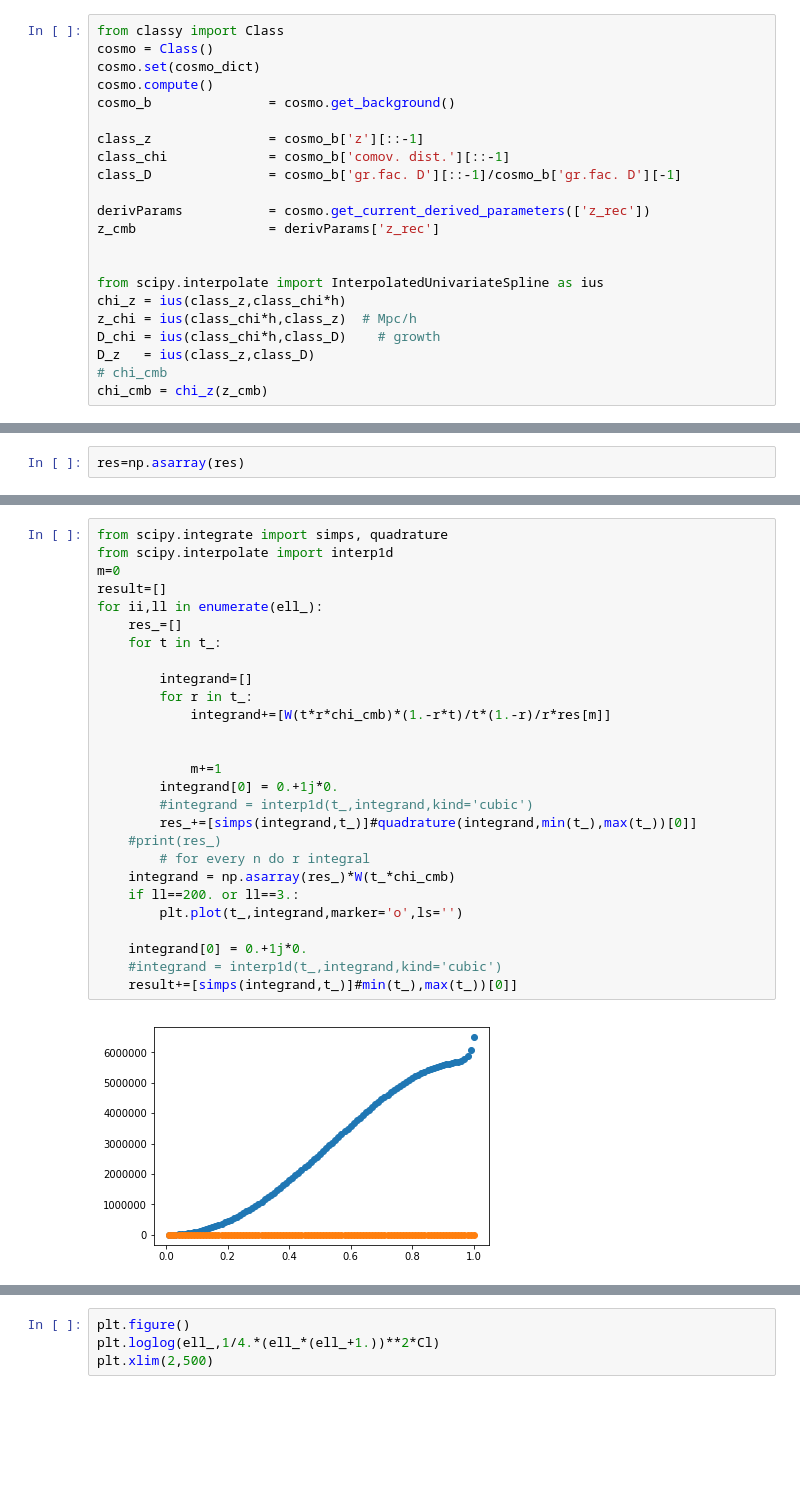
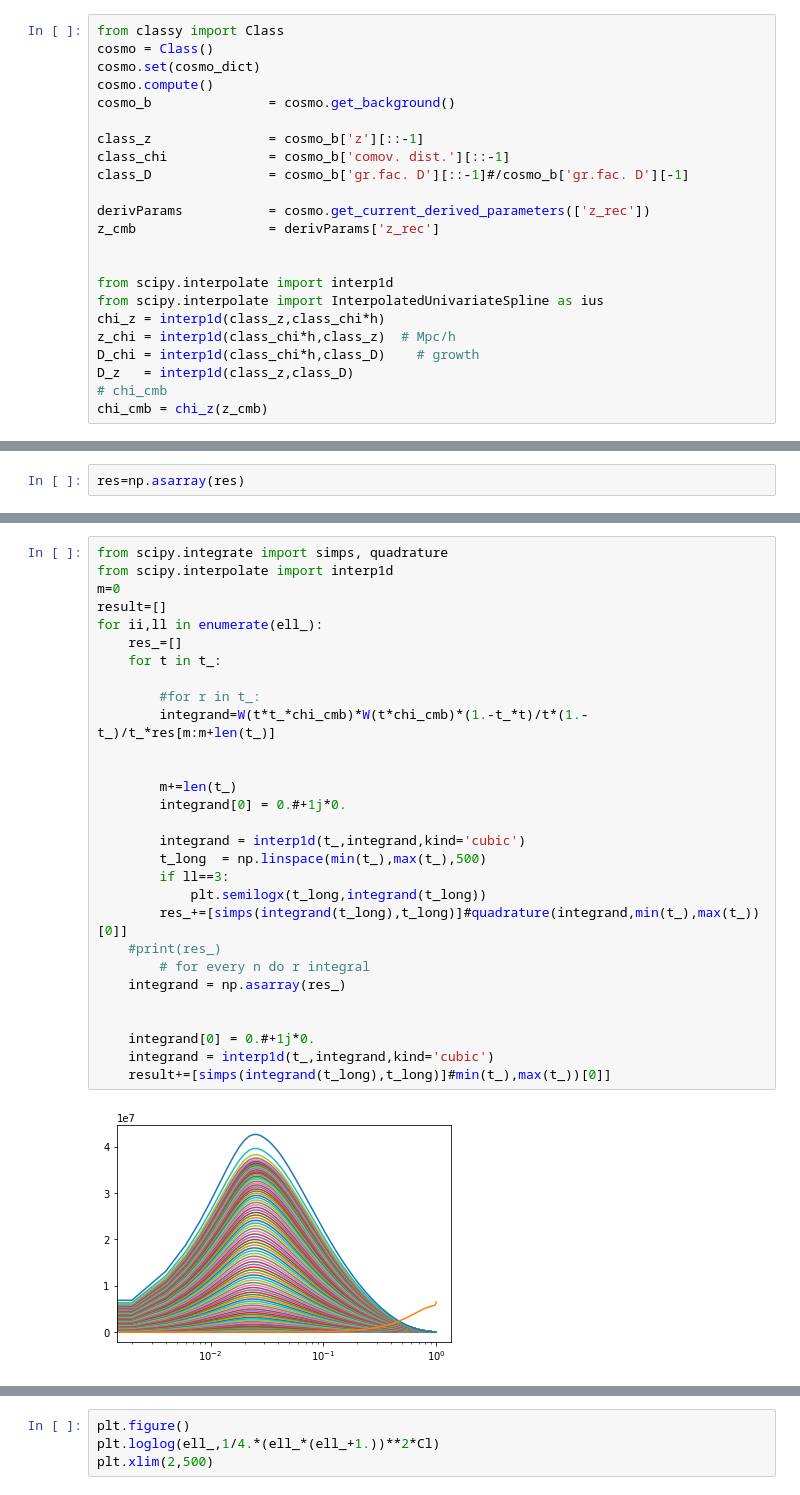
Before and after one commit to VMBoehm/postlimber, a Jupyter notebook: notebooks/CLkk rescaled.ipynb, the cells around one changed output, grey strips where cells are left out. Drawn from its saved outputs; the diff is of its cells as text; blank space fills up the shorter version.

```diff
--- a/notebooks/CLkk rescaled.ipynb
+++ b/notebooks/CLkk rescaled.ipynb
@@ -64,16 +64,17 @@ cosmo_b               = cosmo.get_background()
 
 class_z               = cosmo_b['z'][::-1]
 class_chi             = cosmo_b['comov. dist.'][::-1]
-class_D               = cosmo_b['gr.fac. D'][::-1]/cosmo_b['gr.fac. D'][-1]
+class_D               = cosmo_b['gr.fac. D'][::-1]#/cosmo_b['gr.fac. D'][-1]
 
 derivParams           = cosmo.get_current_derived_parameters(['z_rec'])
 z_cmb                 = derivParams['z_rec']
 
 
+from scipy.interpolate import interp1d
 from scipy.interpolate import InterpolatedUnivariateSpline as ius
-chi_z = ius(class_z,class_chi*h)
-z_chi = ius(class_chi*h,class_z)  # Mpc/h
-D_chi = ius(class_chi*h,class_D)    # growth
-D_z   = ius(class_z,class_D)
+chi_z = interp1d(class_z,class_chi*h)
+z_chi = interp1d(class_chi*h,class_z)  # Mpc/h
+D_chi = interp1d(class_chi*h,class_D)    # growth
+D_z   = interp1d(class_z,class_D)
 # chi_cmb
 chi_cmb = chi_z(z_cmb)
@@ -213,29 +213,31 @@ print(np.real(res[0:100]))
 # %%
 from scipy.integrate import simps, quadrature
 from scipy.interpolate import interp1d
 m=0
 result=[]
 for ii,ll in enumerate(ell_):
     res_=[]
     for t in t_:
 
-        integrand=[]
-        for r in t_:
-            integrand+=[W(t*r*chi_cmb)*(1.-r*t)/t*(1.-r)/r*res[m]]
+        #for r in t_:
+        integrand=W(t*t_*chi_cmb)*W(t*chi_cmb)*(1.-t_*t)/t*(1.-t_)/t_*res[m:m+len(t_)]
 
 
-            m+=1
-        integrand[0] = 0.+1j*0.
-        #integrand = interp1d(t_,integrand,kind='cubic')
-        res_+=[simps(integrand,t_)]#quadrature(integrand,min(t_),max(t_))[0]]
+        m+=len(t_)
+        integrand[0] = 0.#+1j*0.
+
+        integrand = interp1d(t_,integrand,kind='cubic')
+        t_long  = np.linspace(min(t_),max(t_),500)
+        if ll==3:
+            plt.semilogx(t_long,integrand(t_long))
+        res_+=[simps(integrand(t_long),t_long)]#quadrature(integrand,min(t_),max(t_))[0]]
     #print(res_)
         # for every n do r integral
-    integrand = np.asarray(res_)*W(t_*chi_cmb)
-    if ll==200. or ll==3.:
-        plt.plot(t_,integrand,marker='o',ls='')
+    integrand = np.asarray(res_)
 
-    integrand[0] = 0.+1j*0.
-    #integrand = interp1d(t_,integrand,kind='cubic')
-    result+=[simps(integrand,t_)]#min(t_),max(t_))[0]]
+
+    integrand[0] = 0.#+1j*0.
+    integrand = interp1d(t_,integrand,kind='cubic')
+    result+=[simps(integrand(t_long),t_long)]#min(t_),max(t_))[0]]
 # %% [output]
-[figure, old version]
+[figure, new version]
```
Also changed, not shown: parts of 16 cells of this notebook, 2 other files.
